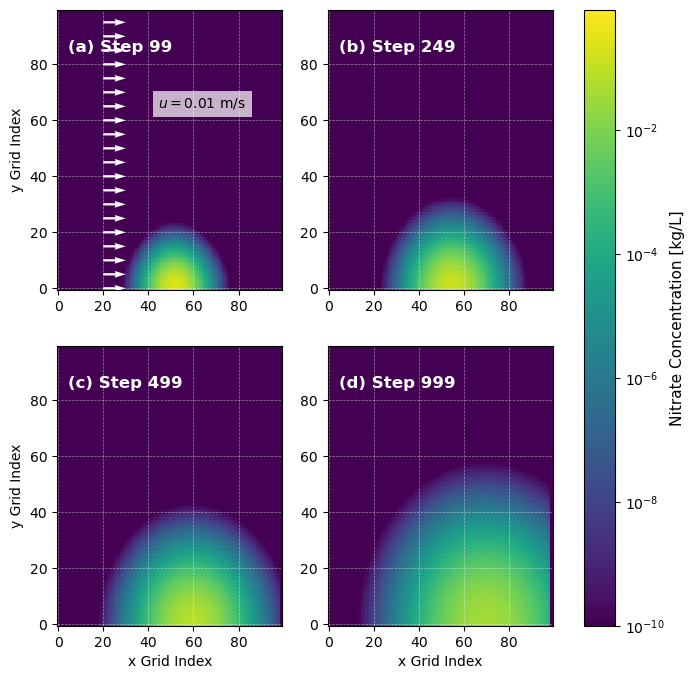
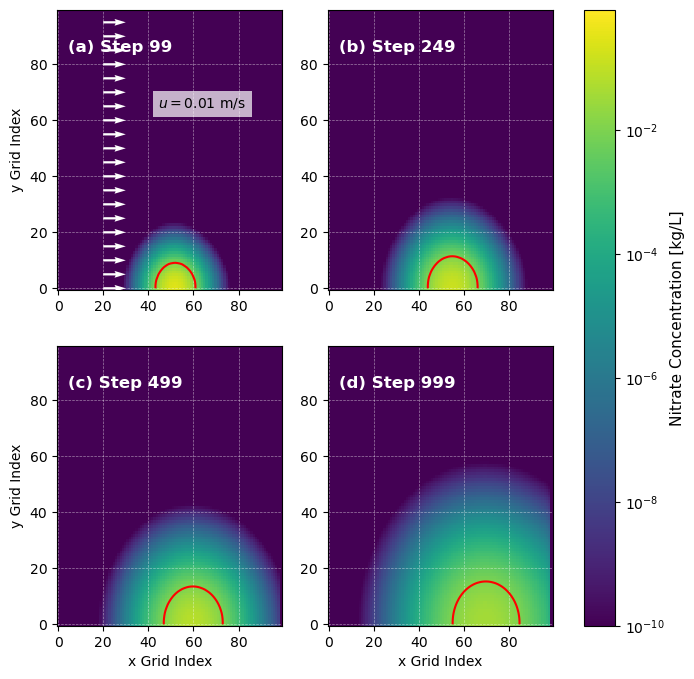
The notebook cell's code change between the first figure and the second:
--- before
+++ after
@@ -38,4 +38,7 @@
 
     im = ax.pcolor(X1, Y1, cc.T, cmap=cmap, norm=norm, shading='nearest')
+    # Add Contour Line
+    # See https://matplotlib.org/stable/api/_as_gen/matplotlib.pyplot.contour.html
+    ContourLine=ax.contour(cc.T,levels=[1e-2],colors=['r'])
     label_full = label + ' Step %d' %t
     ax.text(0.05, 0.85, label_full,  transform=ax.transAxes, color='white', fontsize=12, fontweight='bold')

Commit: feat: contourline